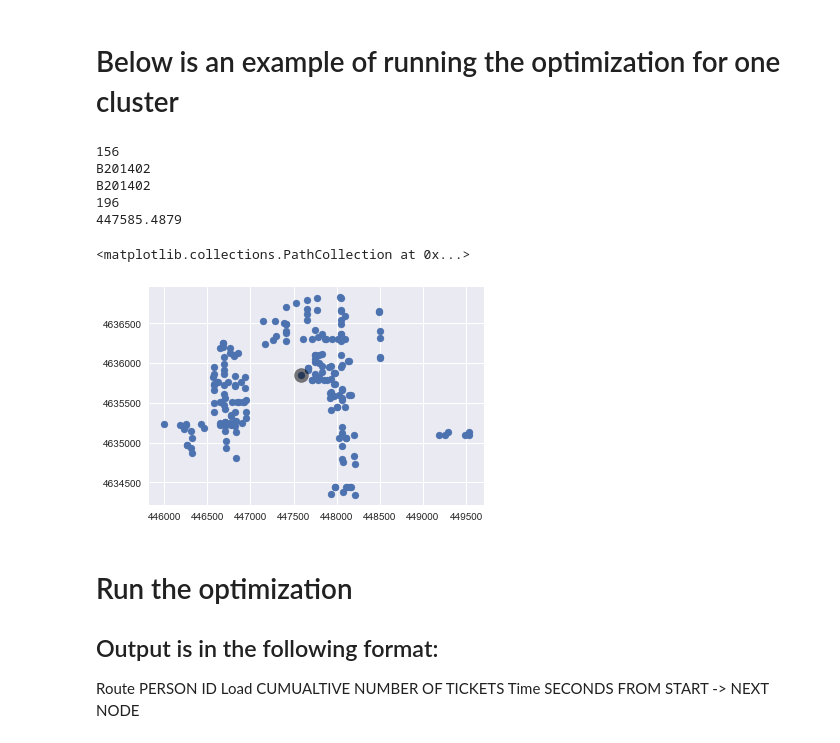
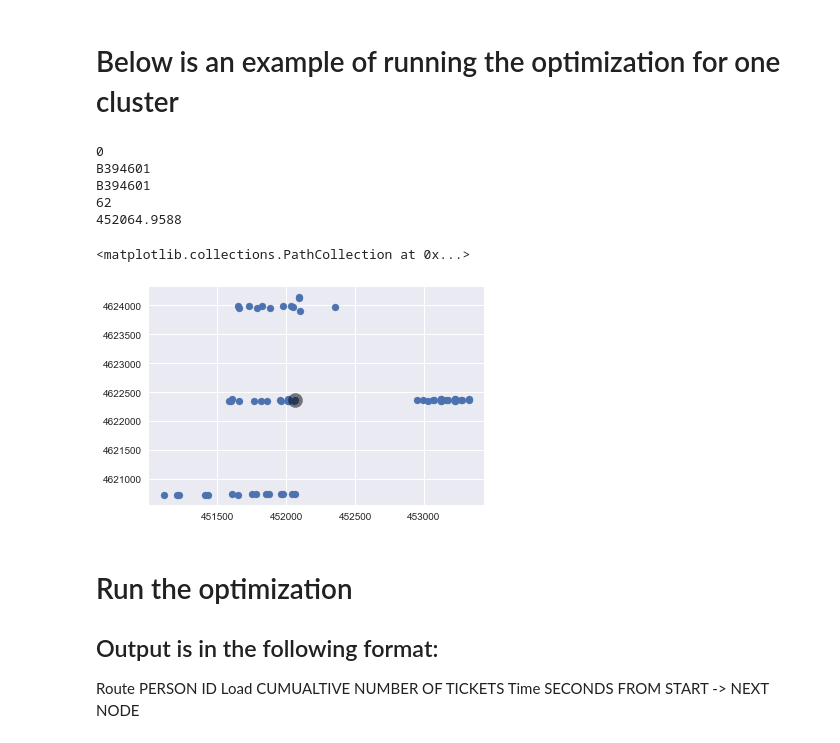
Before and after one commit to jswortz/Google-OR-Example, a Jupyter notebook: CPM Optimization March 2018.ipynb, the cells around one changed output. Drawn from its saved outputs; the diff is of its cells as text; code cells hidden in the pictures.

```diff
--- a/CPM Optimization March 2018.ipynb
+++ b/CPM Optimization March 2018.ipynb
@@ -10,6 +10,7 @@
 ## Data is from March 2017 to March 2018
 # %%
 import csv
+import numpy as np
 demands = []
 labels = []
 locations = []
@@ -18,7 +19,7 @@ limiter = 9999999
 counter = 0
 cars = []
 megaCluster = []
-with open('Routing Data_2_031518_XY_MegaCluster.csv', 'rb') as csvfile:
+with open('3.16.Data.csv', 'rb') as csvfile:
     reader = csv.reader(csvfile, delimiter=',')
     for row in reader:
         if counter < limiter: #this is just a cap to QA the model with fewer locations
@@ -26,13 +27,13 @@ with open('Routing Data_2_031518_XY_MegaCluster.csv', 'rb') as csvfile:
                 firstLine = False
             else:
                 latLong = []
-                latLong.append(float(row[21]))
-                latLong.append(float(row[22]))
+                latLong.append(float(row[23]))
+                latLong.append(float(row[24]))
                 locations.append(latLong)
                 labels.append(row[1])
-                demands.append(float(row[24]))
-                cars.append(float(row[25]))
-                megaCluster.append(int(row[23]))
+                demands.append(float(row[26]))
+                cars.append(float(row[27]))
+                megaCluster.append(int(row[25]))
                 counter+=1
 
 
@@ -172,7 +173,7 @@ fullData = {'locations': locations, 'labels': labels, 'cars': cars, 'demands': d
 fullDS = pd.DataFrame.from_dict(fullData)
 
 
-nClusters = 25
+nClusters = 30
 
 kData ={key: {'center': None, 'locations': None, 'labels' : None, 'cars' : None, 'demand' : None,\
               'centralTerm': None} for key in range(nClusters)}
@@ -202,9 +203,9 @@ plt.scatter(centers[:, 0], centers[:, 1], c='black', s=10, alpha=0.5)
 
 # print np.average(np.bincount(idx))
 closest, _ = pairwise_distances_argmin_min(centers, X)
-centerTerminals = [labels[c] for c in closest]
-kData ={key: {'center': None, 'locations': None, 'labels' : None, 'cars' : None, 'demand' : None,\
-              'centralTerm': None} for key in range(nClusters)}
+centerTerminals = [nonMegaDict['labels'][c] for c in closest]
+# kData ={key: {'center': None, 'locations': None, 'labels' : None, 'cars' : None, 'demand' : None,\
+#               'centralTerm': None} for key in range(nClusters)}
 # kData = {}
 for k in range(nClusters):
     klocations = []
@@ -218,10 +219,16 @@ for k in range(nClusters):
             klabels.append(lab)
             kcars.append(car)
             kdemand.append(dem)
+
+    kData[k].update({'center': centers[k], 'locations': klocations, 'labels': klabels, \
+                    'cars': kcars, 'demand': kdemand, 'centralTerm': centerTerminals[k]})
 #     print(len(klocations))
-kData.update({nClusters  : {'center':centers[k], 'locations': megaDict['locations'],
-                 'labels': megaDict['labels'], 'cars' : megaData['cars'], 'demand': megaData['demands'],\
-                             'centralTerm' : "LAZ GARAGE"}})
+
+
+stuffThatIsDrivingMeNutsWPython = {'center': [448476.6, 4636929], 'locations': megaDict['locations'], \
+                 'labels': megaDict['labels'], 'cars' : megaDict['cars'], 'demand': megaDict['demands'],\
+                             'centralTerm' : "LAZ GARAGE"}
+kData.update({nClusters  : stuffThatIsDrivingMeNutsWPython})
 
 # kData[0]
 
@@ -582,37 +589,37 @@ def create_data_array():
 # %%
 from sklearn.metrics import pairwise_distances_argmin_min # to find closest terminal to center
 
-clustData = kData[0]
+clustData = kData[5]
 loc = clustData['locations']
 dem = clustData['demand']
 start_times =  [0] * len(demands)
 end_times = [3600 * 24] * len(start_times)
 labs = clustData['labels']
 depot = labs.index(clustData['centralTerm']) # find the starting drop-off point
 ca = clustData['cars']
 print(depot)
 print(clustData['centralTerm'])
-print(labs[156])
+print(labs[0])
 print(len(loc))
 
 
 X = np.array(zip([x[0] for x in loc],[x[1] for x in loc]))
 
 plt.scatter(X[:, 0], X[:, 1])
 
 print(loc[depot][0])
 # print(ca)
 # print(dem)
 # centers = kmeans.cluster_centers_
 plt.scatter(loc[depot][0], loc[depot][1], c='black', s=200, alpha=0.5)
 # %% [output]
-156
-B201402
-B201402
-196
-447585.4879
+0
+B394601
+B394601
+62
+452064.9588
 <matplotlib.collections.PathCollection at 0x...>
-[figure, old version]
+[figure, new version]
 # %% [markdown]
 # Run the optimization
 
```
Also changed, not shown: parts of 11 cells of this notebook, 1 other file.
